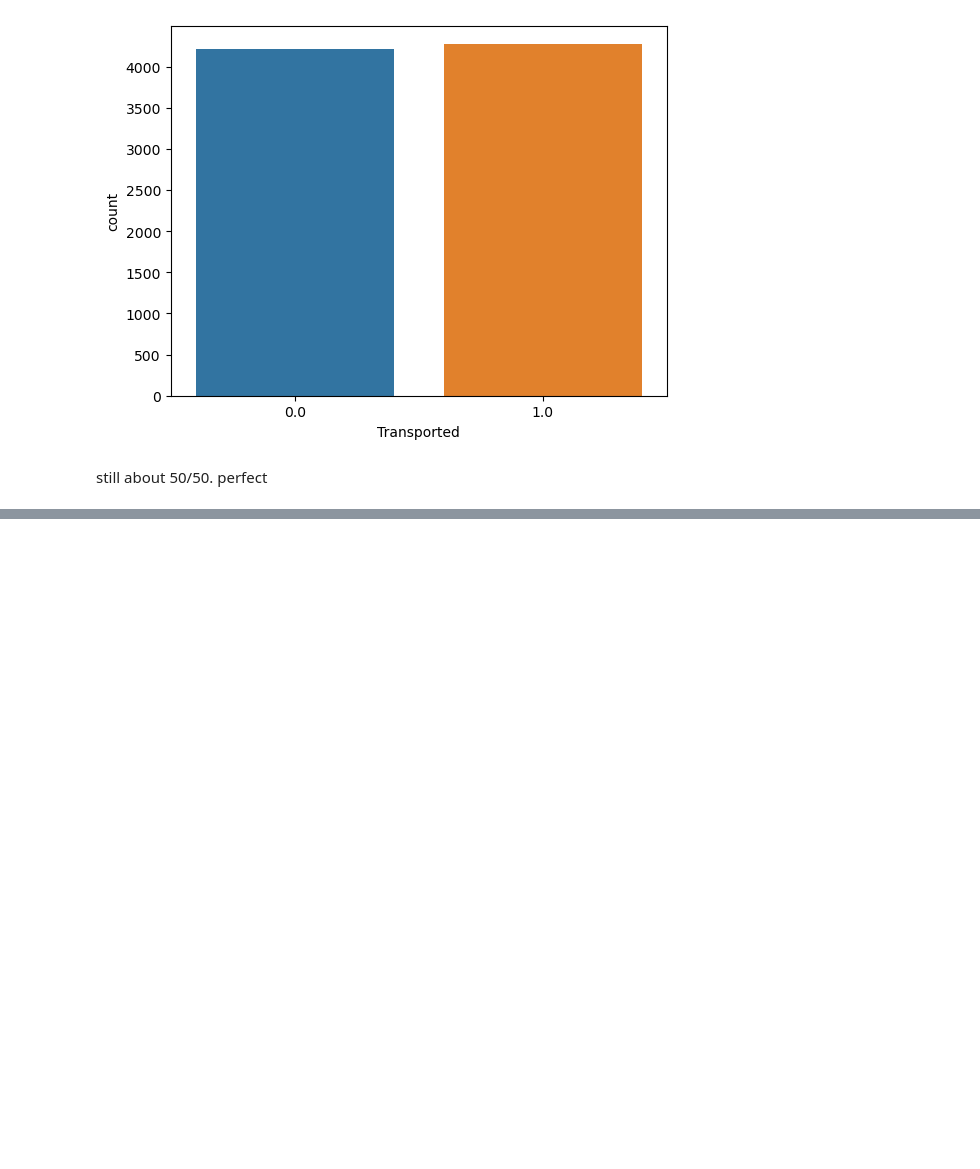
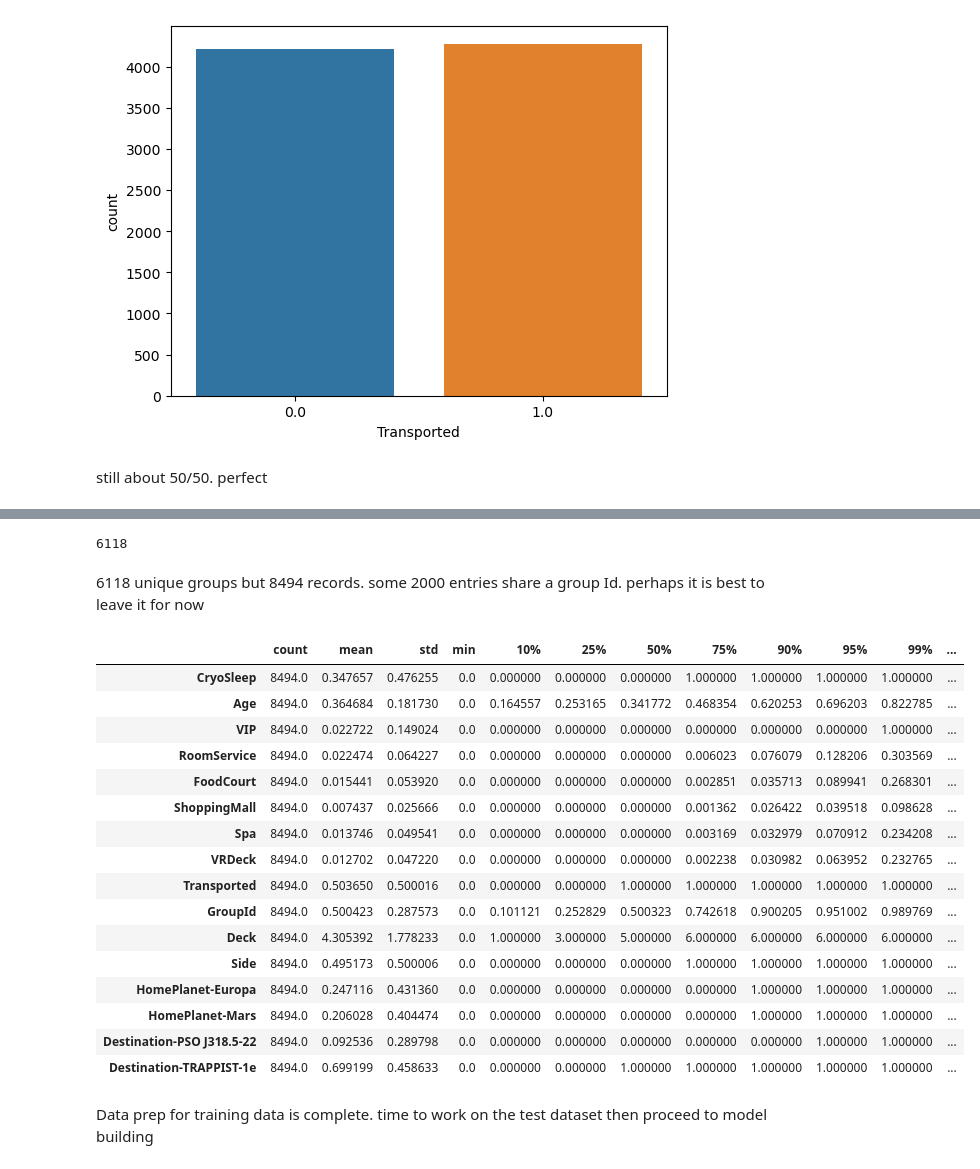
Before and after one commit to mickyals/Space_Titanic, a Jupyter notebook: Spaceship_Titanic_SpaceTimeAnomaly.ipynb, the cells around one changed output, grey strips where cells are left out. Drawn from its saved outputs; the diff is of its cells as text; code cells hidden in the pictures; blank space fills up the shorter version.

```diff
--- a/Spaceship_Titanic_SpaceTimeAnomaly.ipynb
+++ b/Spaceship_Titanic_SpaceTimeAnomaly.ipynb
@@ -592,0 +681,40 @@ still about 50/50. perfect
+# %%
+#scaling
+
+train_copy['GroupId'].nunique()
+# %% [output]
+6118
+# %% [markdown]
+6118 unique groups but 8494 records. some 2000 entries share a group Id. perhaps it is best to leave it for now
+# %%
+#scaling
+
+features = ['Age','RoomService','FoodCourt','ShoppingMall','Spa','VRDeck', 'GroupId']
+
+scaler = MinMaxScaler()
+
+#some models need scaled data, others dont
+train_copy_scaled = train_copy.copy()
+train_copy_scaled[features] = scaler.fit_transform(train_copy_scaled[features])
+
+train_copy_scaled.describe(percentiles=[0.1, 0.25,0.5, 0.75, 0.9,0.95, 0.99]).T
+# %% [output]
+|  | count | mean | std | min | 10% | 25% | 50% | 75% | 90% | 95% | 99% | ... |
+| CryoSleep | 8494.0 | 0.347657 | 0.476255 | 0.0 | 0.000000 | 0.000000 | 0.000000 | 1.000000 | 1.000000 | 1.000000 | 1.000000 | ... |
+| Age | 8494.0 | 0.364684 | 0.181730 | 0.0 | 0.164557 | 0.253165 | 0.341772 | 0.468354 | 0.620253 | 0.696203 | 0.822785 | ... |
+| VIP | 8494.0 | 0.022722 | 0.149024 | 0.0 | 0.000000 | 0.000000 | 0.000000 | 0.000000 | 0.000000 | 0.000000 | 1.000000 | ... |
+| RoomService | 8494.0 | 0.022474 | 0.064227 | 0.0 | 0.000000 | 0.000000 | 0.000000 | 0.006023 | 0.076079 | 0.128206 | 0.303569 | ... |
+| FoodCourt | 8494.0 | 0.015441 | 0.053920 | 0.0 | 0.000000 | 0.000000 | 0.000000 | 0.002851 | 0.035713 | 0.089941 | 0.268301 | ... |
+| ShoppingMall | 8494.0 | 0.007437 | 0.025666 | 0.0 | 0.000000 | 0.000000 | 0.000000 | 0.001362 | 0.026422 | 0.039518 | 0.098628 | ... |
+| Spa | 8494.0 | 0.013746 | 0.049541 | 0.0 | 0.000000 | 0.000000 | 0.000000 | 0.003169 | 0.032979 | 0.070912 | 0.234208 | ... |
+| VRDeck | 8494.0 | 0.012702 | 0.047220 | 0.0 | 0.000000 | 0.000000 | 0.000000 | 0.002238 | 0.030982 | 0.063952 | 0.232765 | ... |
+| Transported | 8494.0 | 0.503650 | 0.500016 | 0.0 | 0.000000 | 0.000000 | 1.000000 | 1.000000 | 1.000000 | 1.000000 | 1.000000 | ... |
+| GroupId | 8494.0 | 0.500423 | 0.287573 | 0.0 | 0.101121 | 0.252829 | 0.500323 | 0.742618 | 0.900205 | 0.951002 | 0.989769 | ... |
+| Deck | 8494.0 | 4.305392 | 1.778233 | 0.0 | 1.000000 | 3.000000 | 5.000000 | 6.000000 | 6.000000 | 6.000000 | 6.000000 | ... |
+| Side | 8494.0 | 0.495173 | 0.500006 | 0.0 | 0.000000 | 0.000000 | 0.000000 | 1.000000 | 1.000000 | 1.000000 | 1.000000 | ... |
+| HomePlanet-Europa | 8494.0 | 0.247116 | 0.431360 | 0.0 | 0.000000 | 0.000000 | 0.000000 | 0.000000 | 1.000000 | 1.000000 | 1.000000 | ... |
+| HomePlanet-Mars | 8494.0 | 0.206028 | 0.404474 | 0.0 | 0.000000 | 0.000000 | 0.000000 | 0.000000 | 1.000000 | 1.000000 | 1.000000 | ... |
+| Destination-PSO J318.5-22 | 8494.0 | 0.092536 | 0.289798 | 0.0 | 0.000000 | 0.000000 | 0.000000 | 0.000000 | 0.000000 | 1.000000 | 1.000000 | ... |
+| Destination-TRAPPIST-1e | 8494.0 | 0.699199 | 0.458633 | 0.0 | 0.000000 | 0.000000 | 1.000000 | 1.000000 | 1.000000 | 1.000000 | 1.000000 | ... |
+# %% [markdown]
+Data prep for training data is complete. time to work on the test dataset then proceed to model building
```
Also changed, not shown: parts of 20 cells of this notebook.
